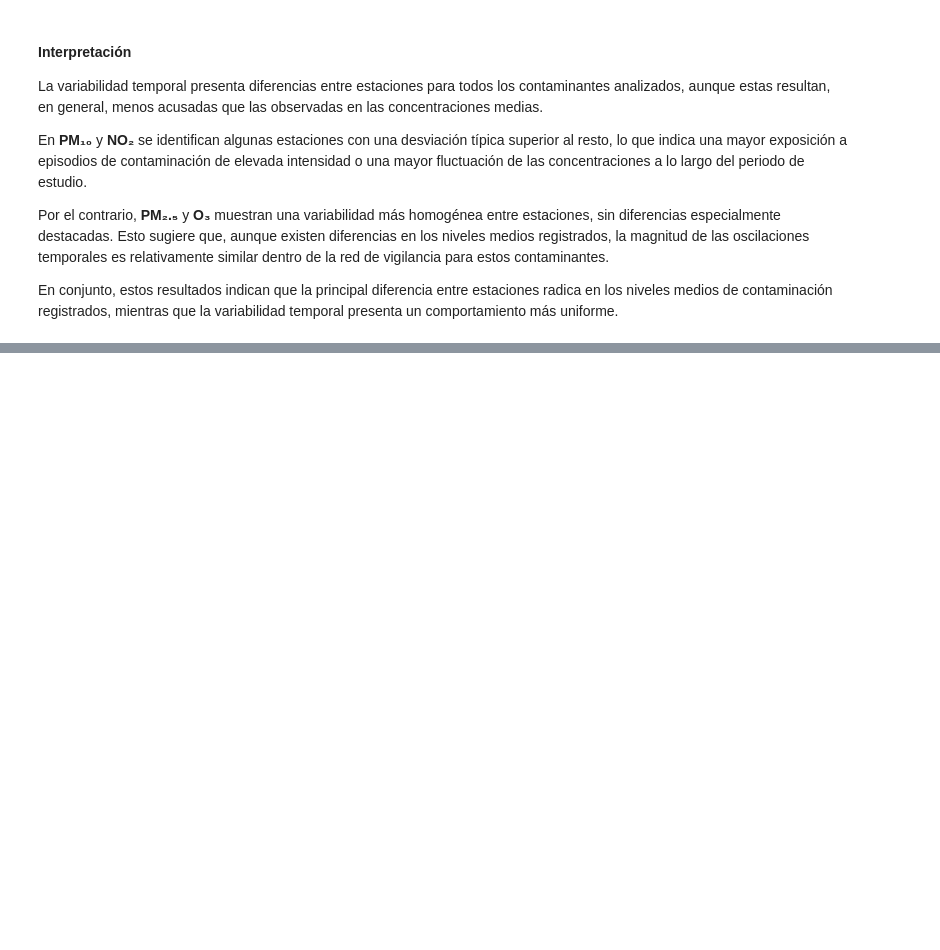
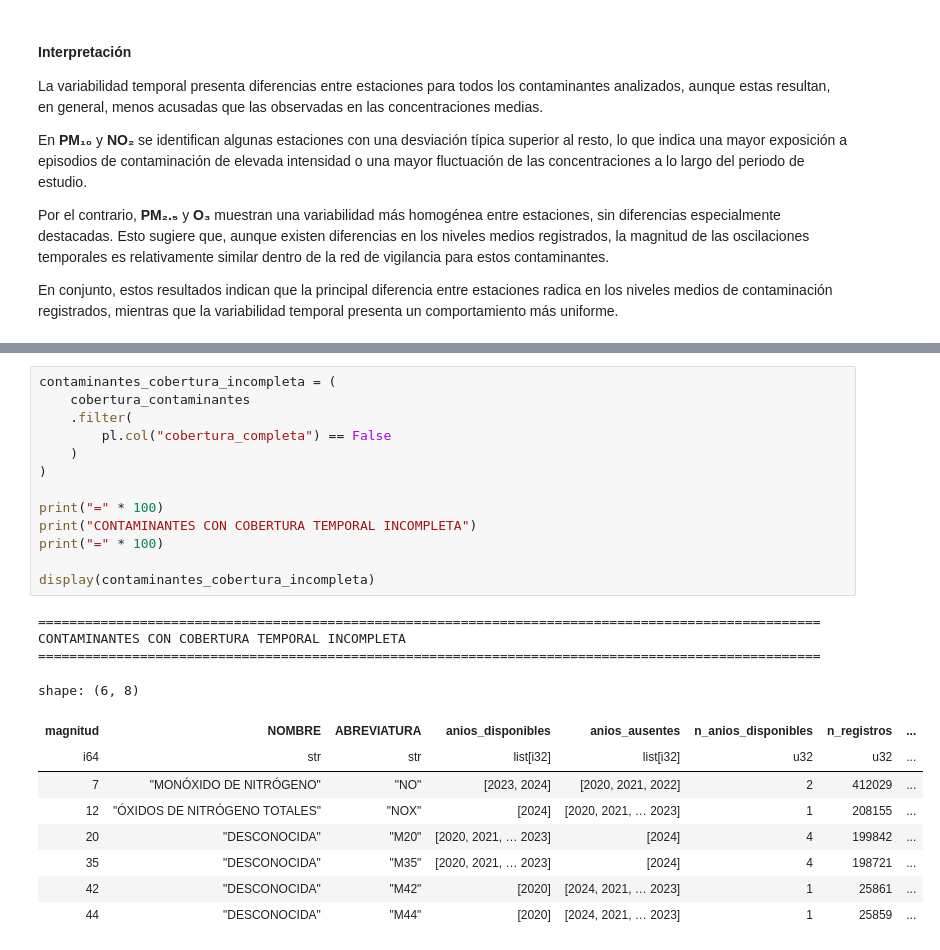
Before and after one commit to d-sba/TFM, a Jupyter notebook: src/eda/Notebooks/01_eda_calidad_aire.ipynb, the cells around one changed output, grey strips where cells are left out. Drawn from its saved outputs; the diff is of its cells as text; blank space fills up the shorter version.

```diff
--- a/src/eda/Notebooks/01_eda_calidad_aire.ipynb
+++ b/src/eda/Notebooks/01_eda_calidad_aire.ipynb
@@ -1533,0 +1621,26 @@ En conjunto, las decisiones adoptadas permiten construir un conjunto de datos co
+# %%
+contaminantes_cobertura_incompleta = (
+    cobertura_contaminantes
+    .filter(
+        pl.col("cobertura_completa") == False
+    )
+)
+
+print("=" * 100)
+print("CONTAMINANTES CON COBERTURA TEMPORAL INCOMPLETA")
+print("=" * 100)
+
+display(contaminantes_cobertura_incompleta)
+# %% [output]
+====================================================================================================
+CONTAMINANTES CON COBERTURA TEMPORAL INCOMPLETA
+====================================================================================================
+shape: (6, 8)
+| magnitud | NOMBRE | ABREVIATURA | anios_disponibles | anios_ausentes | n_anios_disponibles | n_registros | ... |
+| i64 | str | str | list[i32] | list[i32] | u32 | u32 | ... |
+| 7 | "MONÓXIDO DE NITRÓGENO" | "NO" | [2023, 2024] | [2020, 2021, 2022] | 2 | 412029 | ... |
+| 12 | "ÓXIDOS DE NITRÓGENO TOTALES" | "NOX" | [2024] | [2020, 2021, … 2023] | 1 | 208155 | ... |
+| 20 | "DESCONOCIDA" | "M20" | [2020, 2021, … 2023] | [2024] | 4 | 199842 | ... |
+| 35 | "DESCONOCIDA" | "M35" | [2020, 2021, … 2023] | [2024] | 4 | 198721 | ... |
+| 42 | "DESCONOCIDA" | "M42" | [2020] | [2024, 2021, … 2023] | 1 | 25861 | ... |
+| 44 | "DESCONOCIDA" | "M44" | [2020] | [2024, 2021, … 2023] | 1 | 25859 | ... |
```
Also changed, not shown: parts of 3 cells of this notebook.
